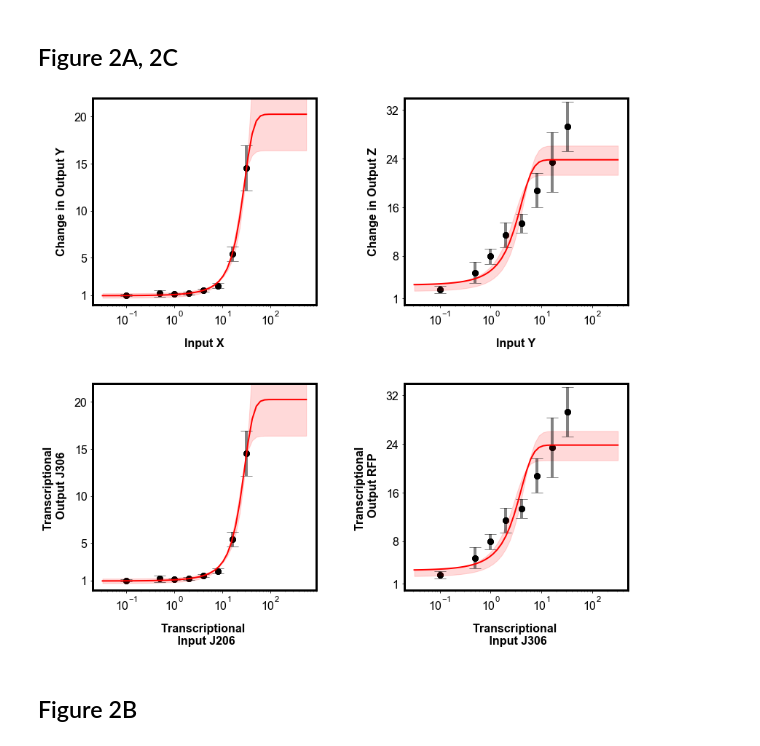
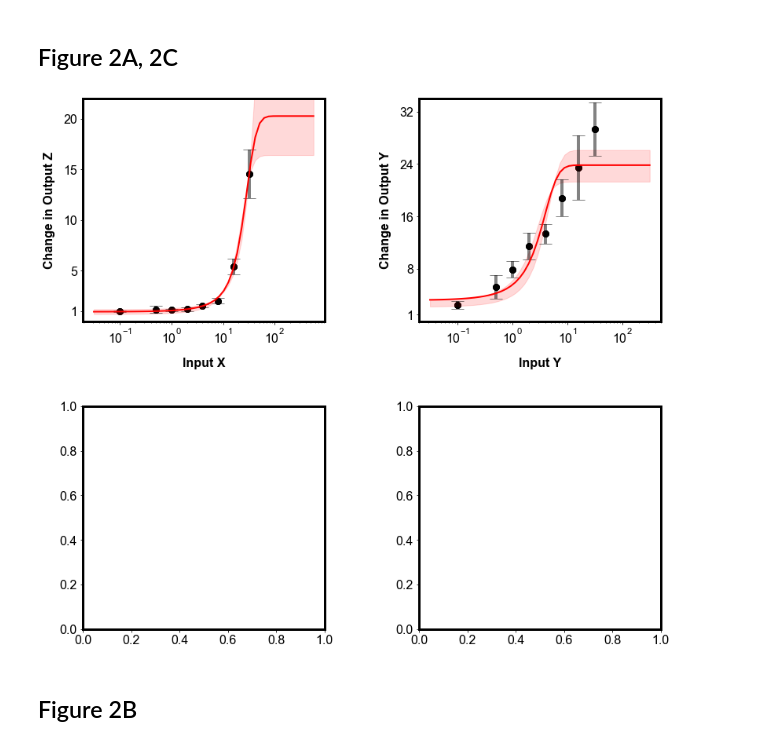
Before and after one commit to carothersresearch/CRISPRai_Circuits_2021, a Jupyter notebook: FigureMaker.ipynb, the cells around one changed output. Cells and saved outputs as stored; diff of their text form; code cells hidden in the pictures.

```diff
--- a/FigureMaker.ipynb
+++ b/FigureMaker.ipynb
@@ -79,12 +79,20 @@ nstds = leaks_stds
 cmap, norm = mpl.colors.from_levels_and_colors(range(len(sgRNA) + 1), colors)
 cb = cm.ScalarMappable(cmap=cmap, norm=norm)
 
+columns = [str(s)+' nM sgRNA DNA' for s in sgRNA]
+tidy_EL = pd.DataFrame(columns = pd.MultiIndex.from_product([columns, ['mean','std']]), index = pd.Index(nmeans.index.values[:67],name = 'time (min)'))
+
 nmeans.plot(use_index = True, legend = False, logy = False, ax = ax[0], marker = 'o', color = colors)
+k=0
 for i in range(len(nmeans.columns)):
     m = nmeans.iloc[:,i].to_numpy()
     s = nstds.iloc[:,i].to_numpy()
     t = nmeans.iloc[:,i].index.values
     ax[0].fill_between(t, m-s, m+s, alpha = 0.05, color = colors[i])
+    tidy_EL.iloc[:,k] = m[:67]
+    tidy_EL.iloc[:,k+1] = s[:67]
+    k = k + 2
+
 
 ax[0].set_ylim([0,32000])
 ax[0].set_xlim([0, 660])
@@ -113,12 +121,17 @@ nstds = nmeans*(((leaks_stds/leaks_means).to_numpy())**2 + np.tile((leaks_stds['
 cmap, norm = mpl.colors.from_levels_and_colors(range(len(sgRNA) + 1), colors)
 cb = cm.ScalarMappable(cmap=cmap, norm=norm)
 
+tidy_ER = pd.DataFrame(columns = pd.MultiIndex.from_product([columns, ['mean','std']]), index = pd.Index(nmeans.index.values[:49],name = 'time (min)'))
+k = 0
 nmeans.rolling(6, min_periods = 1).mean().plot(use_index = True, legend = False, logy = False, ax = ax[1], marker = 'o', color = colors)
 for i in range(len(nmeans.columns)):
     m = nmeans.iloc[:,i].rolling(6, min_periods = 1).mean().to_numpy()
     s = nstds.iloc[:,i].rolling(6, min_periods = 1).mean().to_numpy()
     t = nmeans.iloc[:,i].index.values
     ax[1].fill_between(t, m-s, m+s, alpha = 0.05, color = colors[i])
+    tidy_ER.iloc[:,k] = m[:49]
+    tidy_ER.iloc[:,k+1] = s[:49]
+    k = k + 2
 
 ax[1].set_ylim([0,1.10])
 ax[1].set_xlim([0, 480])
@@ -135,6 +148,12 @@ cb.set_label('[sgRNA DNA] (nM)', labelpad = ypad*1.5)
 cb.set_ticks(np.arange(len(sgRNA))+0.5)
 cb.set_ticklabels(sgRNA)
 
+filename = 'plotted_data/Figure1E.xlsx'
+with pd.ExcelWriter(filename) as writer:
+    tidy_EL.to_excel(writer, startrow = 1, sheet_name = 'E_left')
+    tidy_ER.to_excel(writer, startrow = 1, sheet_name = 'E_right')
+add_comment(filename,'E_left', 'A1', 'GFP (au)')
+add_comment(filename,'E_right', 'A1', 'Rel. GFP Prod. Rate')
 
 #fig.savefig("210330_Fig1_raw.svg", format = 'svg')
 # %% [output]
@@ -263,46 +288,52 @@ pars2 = step_mod.guess(y2, x=x2)
 mod = step_mod
 out = mod.fit(y2, pars2, x=x2, max_nfev = 500)
 xnew2 = np.logspace(-1.5,2.75)
 ynew2 = []
 for i in [1,3,5]:
     for k in out.conf_interval().keys():
         pars2[k].value = pd.DataFrame(out.conf_interval(), columns=out.conf_interval().keys()).iloc[i][k][1]
     ynew2.append(out.eval(pars2, x = xnew2))
 
 # plot
 
 fig, ax = plt.subplots(nrows=2, ncols=2)
 fig.tight_layout(pad=pad)
 
-scatter_plot(ax[0,1], scRNA_end, '[scRNA DNA] (nM)','(RFPEx/1) mean', '(RFPEx/1) std', 'Change in Output Z', 'Input Y')
-scatter_plot(ax[0,0], J206_end, '[scRNA DNA] (nM)', '(RFPEx/10) mean', '(RFPEx/10) std', 'Change in Output Y', 'Input X')
+scatter_plot(ax[0,1], scRNA_end, '[scRNA DNA] (nM)','(RFPEx/1) mean', '(RFPEx/1) std', 'Change in Output Y', 'Input Y')
+scatter_plot(ax[0,0], J206_end, '[scRNA DNA] (nM)', '(RFPEx/10) mean', '(RFPEx/10) std', 'Change in Output Z', 'Input X')
 
 ax[0,1].plot(xnew, ynew[1], 'r-')
 ax[0,1].fill_between(xnew, ynew[0], ynew[2],color = 'red', alpha = 0.15)
 ax[0,1].set_ylim([0,34])
 ax[0,1].yaxis.set_major_locator(mpl.ticker.FixedLocator([1,8,16,24,32]))
 
 ax[0,0].plot(xnew2, ynew2[1], 'r-')
 ax[0,0].fill_between(xnew2, ynew2[0], ynew2[2],color = 'red', alpha = 0.15)
 ax[0,0].set_ylim([0,22])
 ax[0,0].yaxis.set_major_locator(mpl.ticker.FixedLocator([1,5,10,15,20]))
 
-scatter_plot(ax[1,1], scRNA_end, '[scRNA DNA] (nM)','(RFPEx/1) mean', '(RFPEx/1) std', 'Transcriptional \n Output RFP', 'Transcriptional \n Input J306')
-scatter_plot(ax[1,0], J206_end, '[scRNA DNA] (nM)', '(RFPEx/10) mean', '(RFPEx/10) std', 'Transcriptional \n Output J306', 'Transcriptional \n Input J206')
 
-ax[1,1].plot(xnew, ynew[1], 'r-')
-ax[1,1].fill_between(xnew, ynew[0], ynew[2],color = 'red', alpha = 0.15)
-ax[1,1].set_ylim([0,34])
-ax[1,1].yaxis.set_major_locator(mpl.ticker.FixedLocator([1,8,16,24,32]))
+tidy_AL_data = scRNA_end[[c if not np.any([h in c for h in ['RFPSt', 'GFP']]) else 'Reaction ID' for c in scRNA_end.columns]].T.drop_duplicates().T.iloc[:27]
+tidy_AR_data = J206_end[[c if not np.any([h in c for h in ['RFPSt', 'GFP']]) else 'Reaction ID' for c in J206_end.columns]].T.drop_duplicates().T
 
-ax[1,0].plot(xnew2, ynew2[1], 'r-')
-ax[1,0].fill_between(xnew2, ynew2[0], ynew2[2],color = 'red', alpha = 0.15)
-ax[1,0].set_ylim([0,22])
-ax[1,0].yaxis.set_major_locator(mpl.ticker.FixedLocator([1,5,10,15,20]))
+tidy_AL_fit = pd.DataFrame([xnew,*ynew], index = ['Input (nM)','upper','mean','lower']).T
+tidy_AR_fit = pd.DataFrame([xnew2,*ynew2], index = ['Input (nM)','upper','mean','lower']).T
+
+filename = 'plotted_data/Figure2A.xlsx'
+with pd.ExcelWriter(filename) as writer:
+    tidy_AL_data.to_excel(writer, startrow = 1, sheet_name = 'A_left_data')
+    tidy_AR_data.to_excel(writer, startrow = 1, sheet_name = 'A_right_data')
+    tidy_AL_fit.to_excel(writer, startrow = 1, sheet_name = 'A_left_fit')
+    tidy_AR_fit.to_excel(writer, startrow = 1, sheet_name = 'A_right_fit')
+
+add_comment(filename,'A_left_data', 'A1', 'Fold Change in Output Y')
+add_comment(filename,'A_right_data', 'A1', 'Fold Change in Output Z')
+add_comment(filename,'A_left_fit', 'A1', 'Fold Change in Output Y')
+add_comment(filename,'A_right_fit', 'A1', 'Fold Change in Output Z')
 
 #fig.savefig("201129_level-matching.svg", format = 'svg')
 # %% [output]
-[figure, old version]
+[figure, new version]
 # %% [markdown]
 ## Figure 2B<a id="#F2"></a>
 # %%
```
Also changed, not shown: parts of 1 cell of this notebook, 5 other files.
